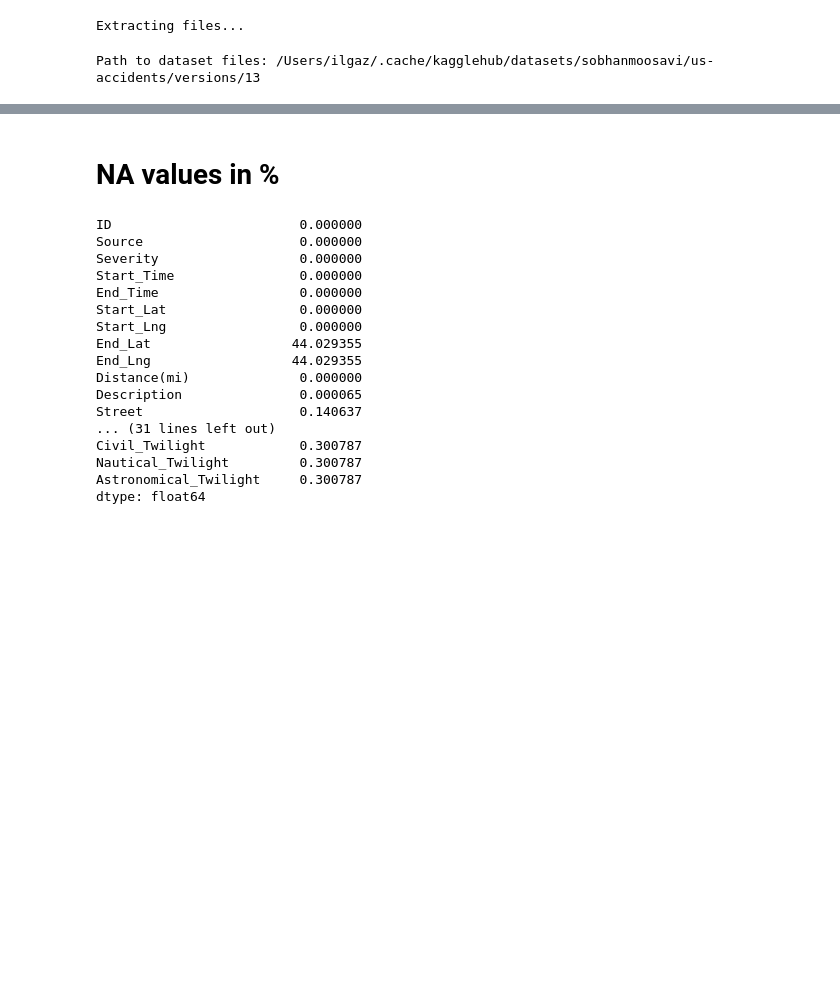
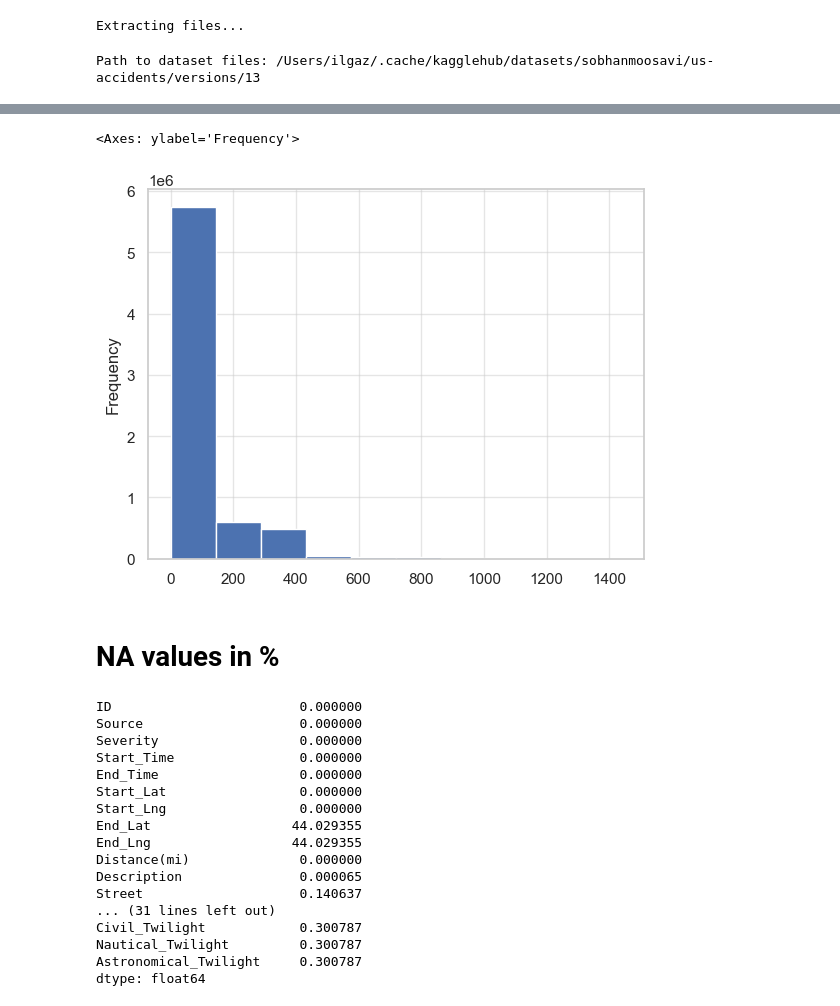
Before and after one commit to nazishatta/Accident-Severity-MLOps, a Jupyter notebook: US Accident.ipynb, the cells around one changed output, grey strips where cells are left out. Cells and saved outputs as stored; diff of their text form; code cells hidden in the pictures; blank space fills up the shorter version.

```diff
--- a/US Accident.ipynb
+++ b/US Accident.ipynb
@@ -30,0 +196,5 @@ df = pd.read_csv(full_csv_path)
+# %%
+df['Duration'].plot(kind='hist')
+# %% [output]
+<Axes: ylabel='Frequency'>
+[figure, added]
```
Also changed, not shown: parts of 10 cells of this notebook, 16 other files.
